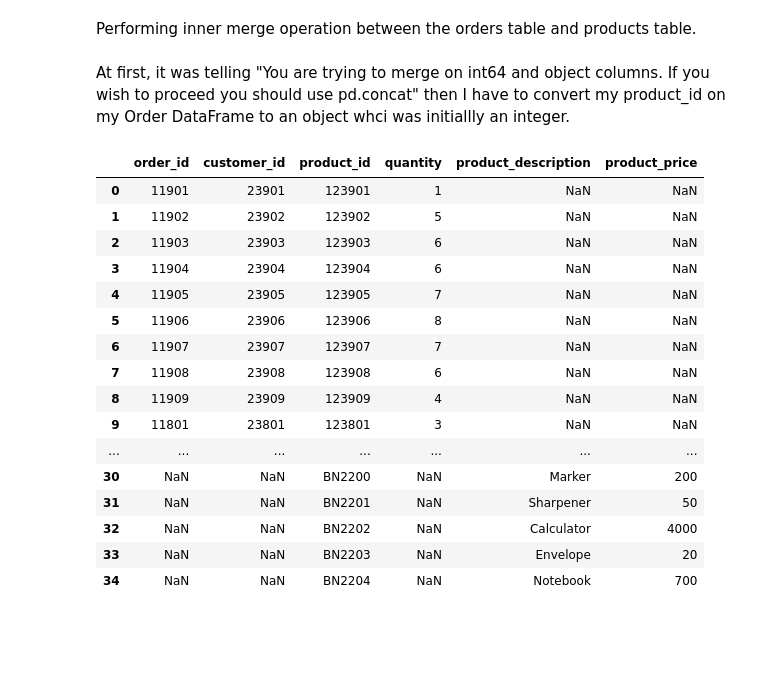
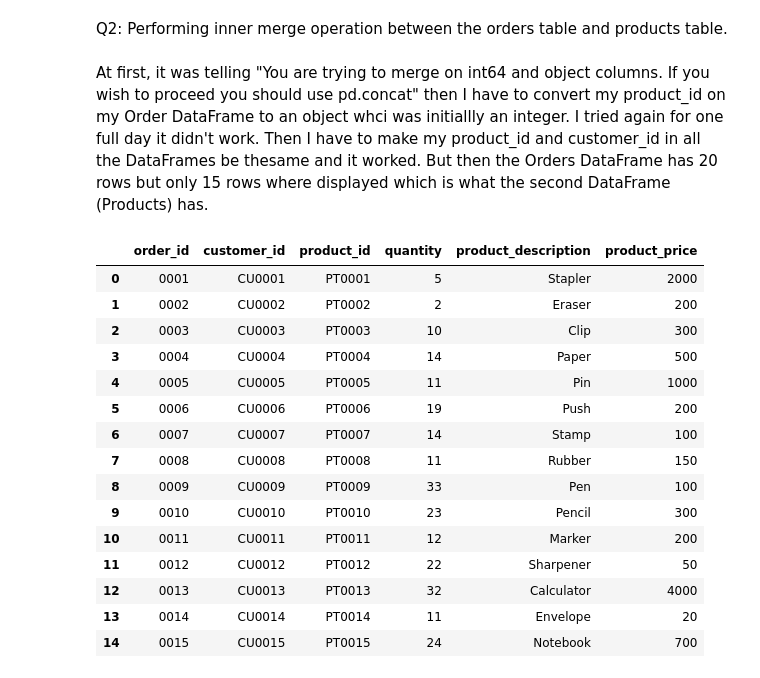
Before and after one commit to Placidus-Ali/Stutern, a Jupyter notebook: model6_lesson4/dataframe.ipynb, the cells around one changed output. Saved outputs shown, nothing was run; the diff lists cells and outputs as text; code cells hidden in the pictures; blank space fills up the shorter version.

```diff
--- a/model6_lesson4/dataframe.ipynb
+++ b/model6_lesson4/dataframe.ipynb
@@ -21,0 +6,12 @@ Order.head()
+# %%
+# Ist DataFrames called Order
+Orders = pd.DataFrame(
+        {
+        "order_id": ["0001", "0002", "0003", "0004", "0005", "0006", "0007", "0008", "0009", "0010", "0011", "0012", "0013", "0014", "0015", "0016", "0017", "0018", "0019", "0020"],
+        "customer_id": ["CU0001", "CU0002", "CU0003", "CU0004", "CU0005", "CU0006", "CU0007", "CU0008", "CU0009", "CU0010", "CU0011", "CU0012", "CU0013", "CU0014", "CU0015", "CU0016", "CU0017", "CU0018", "CU0019", "CU0020"],
+        "product_id": ["PT0001", "PT0002", "PT0003", "PT0004", "PT0005", "PT0006", "PT0007", "PT0008", "PT0009", "PT0010", "PT0011", "PT0012", "PT0013", "PT0014", "PT0015", "PT0016", "PT0017", "PT0018", "PT0019", "PT0020"],
+        "quantity": [5, 2, 10, 14, 11, 19, 14, 11, 33, 23, 12, 22, 32, 11, 24, 33, 14, 4, 14, 20]
+        }
+)
+
+Orders.head()
@@ -23,10 +26,12 @@ Order.head()
 # 2nd DataFrames called Products
 
 Products = pd.DataFrame(
-        {'product_id' :['BN2100','BN2101','BN2102','BN2103','BN2104','BN2105','BN2106','BN2107','BN2108','BN2109','BN2200','BN2201','BN2202','BN2203','BN2204'],
-        'product_description' :['Stapler','Eraser','Clip','Paper','Pin','Push','Stamp','Rubber','Pen','Pencil','Marker','Sharpener','Calculator','Envelope','Notebook'],
-        'product_price' :['2000','200','300','500','1000','200','100','150','100','300','200','50','4000','20','700']}
-        )
+        {
+        'product_id' :["PT0001", "PT0002", "PT0003", "PT0004", "PT0005", "PT0006", "PT0007", "PT0008", "PT0009", "PT0010", "PT0011", "PT0012", "PT0013", "PT0014", "PT0015"],
+        'product_description' :["Stapler","Eraser","Clip","Paper","Pin","Push","Stamp","Rubber","Pen","Pencil","Marker","Sharpener","Calculator","Envelope","Notebook"],
+        'product_price' :[2000,200,300,500,1000,200,100,150,100,300,200,50,4000,20,700]
+        }
+)
 
 Products.head()
 # %% [output]
@@ -55,25 +62,24 @@ Customer.head()
 # %% [markdown]
-Performing inner merge operation between the orders table and products table.
+Q2: Performing inner merge operation between the orders table and products table.
 # %% [markdown]
- At first, it was telling "You are trying to merge on int64 and object columns. If you wish to proceed you should use pd.concat" then I have to convert my product_id on my Order DataFrame to an object whci was initiallly an integer.
+ At first, it was telling "You are trying to merge on int64 and object columns. If you wish to proceed you should use pd.concat" then I have to convert my product_id on my Order DataFrame to an object whci was initiallly an integer. I tried again for one full day it didn't work. Then I have to make my product_id and customer_id in all the DataFrames be thesame and it worked. But then the Orders DataFrame has 20 rows but only 15 rows where displayed which is what the second DataFrame (Products) has.
 # %%
-Order_Product = Order.merge(Products, how="inner", on=['product_id'])
+Order_Product = pd.merge(Orders, Products, how="inner")
 Order_Product
 # %% [output]
 |  | order_id | customer_id | product_id | quantity | product_description | product_price |
-| 0 | 11901 | 23901 | 123901 | 1 | NaN | NaN |
-| 1 | 11902 | 23902 | 123902 | 5 | NaN | NaN |
-| 2 | 11903 | 23903 | 123903 | 6 | NaN | NaN |
-| 3 | 11904 | 23904 | 123904 | 6 | NaN | NaN |
-| 4 | 11905 | 23905 | 123905 | 7 | NaN | NaN |
-| 5 | 11906 | 23906 | 123906 | 8 | NaN | NaN |
-| 6 | 11907 | 23907 | 123907 | 7 | NaN | NaN |
-| 7 | 11908 | 23908 | 123908 | 6 | NaN | NaN |
-| 8 | 11909 | 23909 | 123909 | 4 | NaN | NaN |
-| 9 | 11801 | 23801 | 123801 | 3 | NaN | NaN |
-| ... | ... | ... | ... | ... | ... | ... |
-| 30 | NaN | NaN | BN2200 | NaN | Marker | 200 |
-| 31 | NaN | NaN | BN2201 | NaN | Sharpener | 50 |
-| 32 | NaN | NaN | BN2202 | NaN | Calculator | 4000 |
-| 33 | NaN | NaN | BN2203 | NaN | Envelope | 20 |
-| 34 | NaN | NaN | BN2204 | NaN | Notebook | 700 |
+| 0 | 0001 | CU0001 | PT0001 | 5 | Stapler | 2000 |
+| 1 | 0002 | CU0002 | PT0002 | 2 | Eraser | 200 |
+| 2 | 0003 | CU0003 | PT0003 | 10 | Clip | 300 |
+| 3 | 0004 | CU0004 | PT0004 | 14 | Paper | 500 |
+| 4 | 0005 | CU0005 | PT0005 | 11 | Pin | 1000 |
+| 5 | 0006 | CU0006 | PT0006 | 19 | Push | 200 |
+| 6 | 0007 | CU0007 | PT0007 | 14 | Stamp | 100 |
+| 7 | 0008 | CU0008 | PT0008 | 11 | Rubber | 150 |
+| 8 | 0009 | CU0009 | PT0009 | 33 | Pen | 100 |
+| 9 | 0010 | CU0010 | PT0010 | 23 | Pencil | 300 |
+| 10 | 0011 | CU0011 | PT0011 | 12 | Marker | 200 |
+| 11 | 0012 | CU0012 | PT0012 | 22 | Sharpener | 50 |
+| 12 | 0013 | CU0013 | PT0013 | 32 | Calculator | 4000 |
+| 13 | 0014 | CU0014 | PT0014 | 11 | Envelope | 20 |
+| 14 | 0015 | CU0015 | PT0015 | 24 | Notebook | 700 |
```
Also changed, not shown: parts of 23 cells of this notebook.
